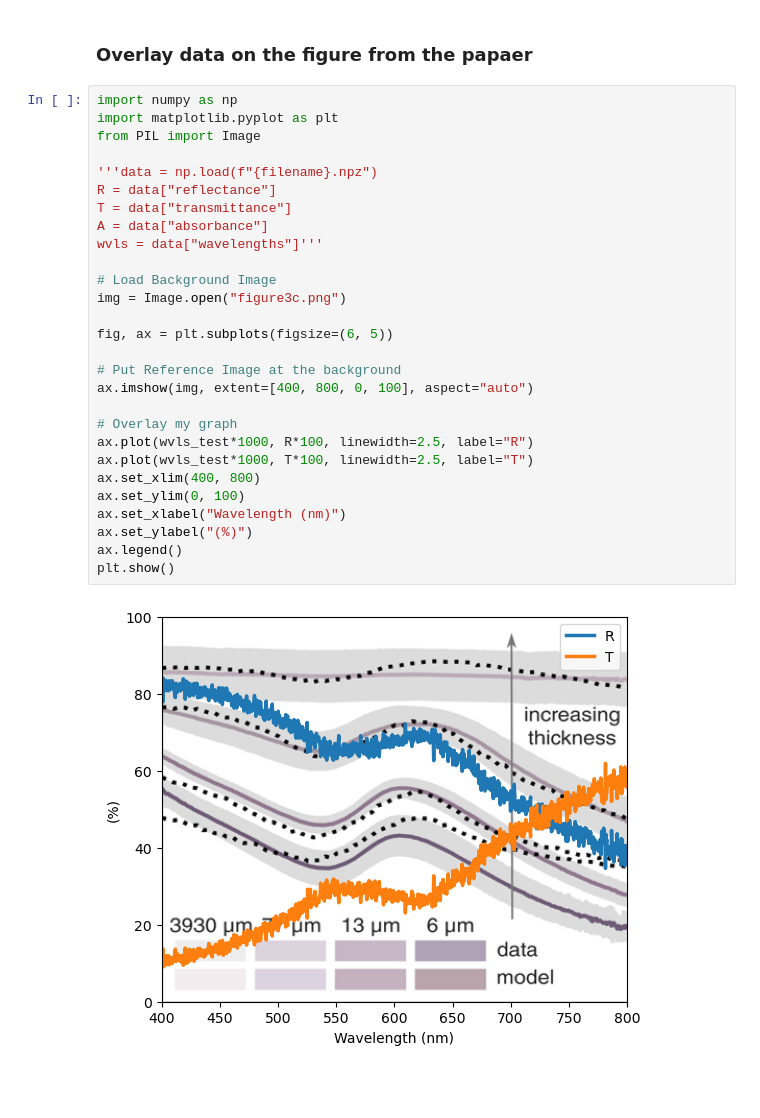
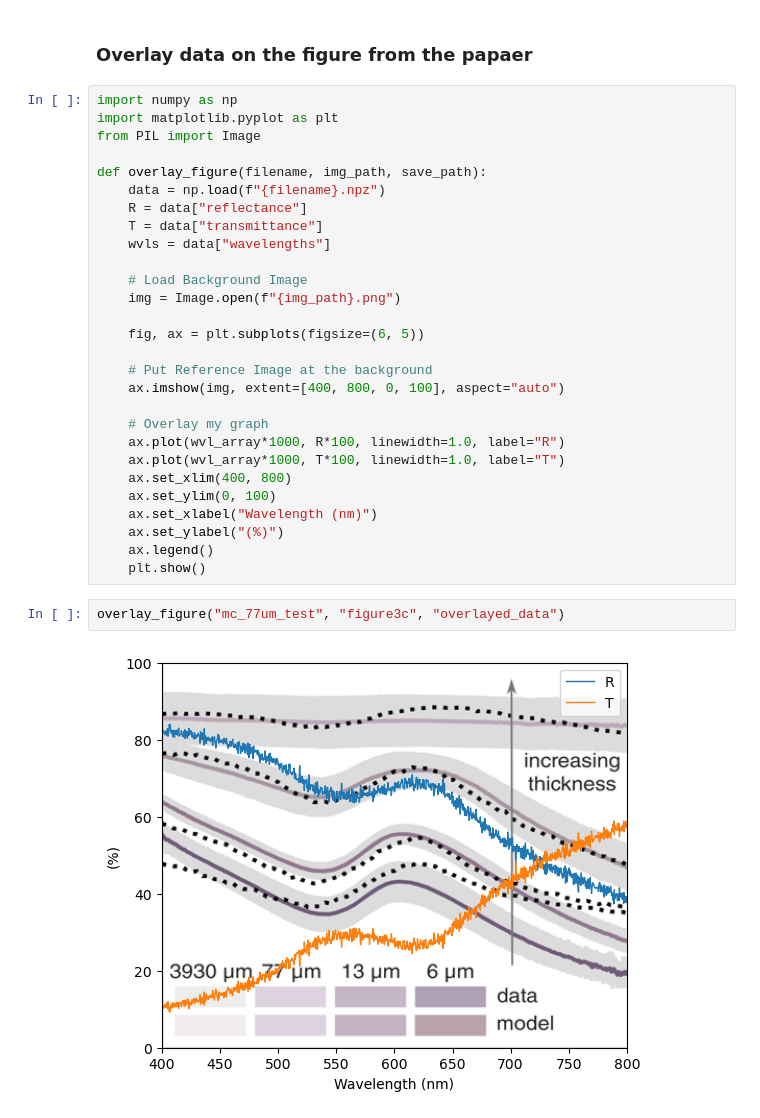
Before and after one commit to Jaehun-Kim-Brian/MonteCarloPhG, a Jupyter notebook: sim_class_valid.ipynb, the cells around one changed output. Cells and saved outputs as stored; diff of their text form; blank space fills up the shorter version.

```diff
--- a/sim_class_valid.ipynb
+++ b/sim_class_valid.ipynb
@@ -793,28 +766,30 @@ import numpy as np
 import matplotlib.pyplot as plt
 from PIL import Image
 
-'''data = np.load(f"{filename}.npz")
-R = data["reflectance"]
-T = data["transmittance"]
-A = data["absorbance"]
-wvls = data["wavelengths"]'''
+def overlay_figure(filename, img_path, save_path):
+    data = np.load(f"{filename}.npz")
+    R = data["reflectance"]
+    T = data["transmittance"]
+    wvls = data["wavelengths"]
 
-# Load Background Image
-img = Image.open("figure3c.png")
+    # Load Background Image
+    img = Image.open(f"{img_path}.png")
 
-fig, ax = plt.subplots(figsize=(6, 5))
+    fig, ax = plt.subplots(figsize=(6, 5))
 
-# Put Reference Image at the background
-ax.imshow(img, extent=[400, 800, 0, 100], aspect="auto")
+    # Put Reference Image at the background
+    ax.imshow(img, extent=[400, 800, 0, 100], aspect="auto")
 
-# Overlay my graph
-ax.plot(wvls_test*1000, R*100, linewidth=2.5, label="R")
-ax.plot(wvls_test*1000, T*100, linewidth=2.5, label="T")
-ax.set_xlim(400, 800)
-ax.set_ylim(0, 100)
-ax.set_xlabel("Wavelength (nm)")
-ax.set_ylabel("(%)")
-ax.legend()
-plt.show()
+    # Overlay my graph
+    ax.plot(wvl_array*1000, R*100, linewidth=1.0, label="R")
+    ax.plot(wvl_array*1000, T*100, linewidth=1.0, label="T")
+    ax.set_xlim(400, 800)
+    ax.set_ylim(0, 100)
+    ax.set_xlabel("Wavelength (nm)")
+    ax.set_ylabel("(%)")
+    ax.legend()
+    plt.show()
-# %% [output]
-[figure, removed]
+# %%
+overlay_figure("mc_77um_test", "figure3c", "overlayed_data")
+# %% [output]
+[figure, added]
```
Also changed, not shown: parts of 25 cells of this notebook, 2 other files.
